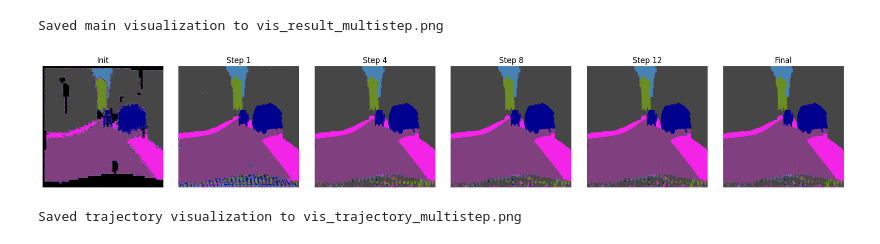
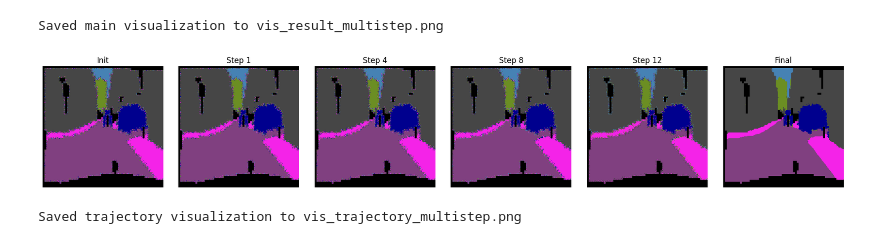
Before and after one commit to Libo999-chen/segrefiner_multi, a Jupyter notebook: test.ipynb, the cells around one changed output. Drawn from its saved outputs; the diff is of its cells as text; code cells hidden in the pictures.

```diff
--- a/test.ipynb
+++ b/test.ipynb
@@ -177,7 +133,7 @@ import matplotlib.pyplot as plt
 
 from data import Cityscapes6ClassRefinement
 from model import UNet_Diffusion
-
+import math
 # ================================================================
 # Reproducibility
 # ================================================================
@@ -195,7 +151,7 @@ device = "cuda" if torch.cuda.is_available() else "cpu"
 # ================================================================
 # Paths and parameters
 # ================================================================
-ckpt_path = "/home/lc2762/segrefiner_multi/runs/checkpoints/model_epoch_50__akl1.0.pth"
+ckpt_path = "/home/lc2762/segrefiner_multi/runs/checkpoints/model_epoch_10__akl0.005.pth"
 data_root = "/home/lc2762/segrefiner_multi/data"
 
 K = 6
@@ -242,38 +198,33 @@ def denormalize_image(img_tensor):
     img_np = np.clip(img_np, 0, 1)
     return img_np
 
+def reverse_one_step_from_logits(logits, xt, coarse, t_scalar, K=6, lam=0.3):
+    B, _, H, W = logits.shape
+    x_prev = xt.clone()
 
-def multi_step_refine(model, img, coarse, T):
-    """
-    Multi-step deterministic refinement.
+    for i in range(B):
+        p_stay, p_jump = predicted_two_point_posterior_from_x0_logits(
+            logits[i], xt[i], t_scalar, K, lam
+        )
+        jump = (p_jump > p_stay) & (xt[i] != 255)
+        x_prev[i][jump] = (xt[i][jump] - 1) % K
 
-    Args:
-        model : trained model
-        img   : [1, 3, H, W]
-        coarse: [1, H, W]
-        T     : number of diffusion steps
+    x_prev[coarse == 255] = 255
+    return x_prev
 
-    Returns:
-        pred      : [1, H, W] final prediction
-        traj_list : list of intermediate xt masks (numpy-ready tensors)
-    """
+def multi_step_refine(model, img, coarse, T, K=6, lam=0.3):
     xt = coarse.clone()
     traj_list = [xt[0].detach().cpu().clone()]
 
     with torch.no_grad():
         for step in reversed(range(1, T + 1)):
-            t = torch.full(
-                (img.size(0),),
-                step,
-                device=img.device,
-                dtype=torch.float32
-            ) / T
-
+            t = torch.full((img.size(0),), step, device=img.device, dtype=torch.float32) / T
             logits = model(img, coarse, xt, t)
-            xt = torch.argmax(logits, dim=1)
+            xt = reverse_one_step_from_logits(logits, xt, coarse, step, K=K, lam=lam)
             traj_list.append(xt[0].detach().cpu().clone())
 
     return xt, traj_list
+
 
 
 # ================================================================
@@ -304,11 +255,63 @@ img, coarse, gt = dataset[sample_idx]
 img = img.unsqueeze(0).to(device)        # [1, 3, H, W]
 coarse = coarse.unsqueeze(0).to(device)  # [1, H, W]
 gt = gt.unsqueeze(0).to(device)          # [1, H, W]
+def binom_mod_probs(num_steps, K, lam, device):
+    probs = torch.zeros(K, device=device, dtype=torch.float32)
+
+    if num_steps == 0:
+        probs[0] = 1.0
+        return probs
+
+    for j in range(num_steps + 1):
+        p = math.comb(num_steps, j) * (lam ** j) * ((1 - lam) ** (num_steps - j))
+        probs[j % K] += p
+
+    return probs
+
+
+def predicted_two_point_posterior_from_x0_logits(logits, xt, t_scalar, K, lam):
+    device = logits.device
+    probs_tm1 = binom_mod_probs(t_scalar - 1, K, lam, device)
+
+    px0 = torch.softmax(logits, dim=0)   # [K,H,W]
+
+    H, W = xt.shape
+    xtv = xt.clone()
+    valid = (xtv != 255)
+    xtv[~valid] = 0
+
+    p_stay = torch.zeros((H, W), device=device, dtype=torch.float32)
+    p_jump = torch.zeros((H, W), device=device, dtype=torch.float32)
+
+    xt_minus_1 = (xtv - 1) % K
+
+    for a in range(K):
+        q_prev_to_xt = probs_tm1[(xtv - a) % K]
+        q_prev_to_xt_minus_1 = probs_tm1[(xt_minus_1 - a) % K]
+
+        denom = (1 - lam) * q_prev_to_xt + lam * q_prev_to_xt_minus_1
+        denom = denom + 1e-12
+
+        w_stay = ((1 - lam) * q_prev_to_xt) / denom
+        w_jump = (lam * q_prev_to_xt_minus_1) / denom
+
+        p_stay += px0[a] * w_stay
+        p_jump += px0[a] * w_jump
+
+    p_stay[~valid] = 0.0
+    p_jump[~valid] = 0.0
+
+    s = p_stay + p_jump + 1e-12
+    p_stay = p_stay / s
+    p_jump = p_jump / s
+
+    return p_stay, p_jump
 
 # ================================================================
 # Inference: multi-step refinement
 # ================================================================
 pred, traj_list = multi_step_refine(model, img, coarse, T)
+pred[coarse == 255] = 255
 
 # ================================================================
 # Convert to numpy for visualization
@@ -410,3 +413,3 @@ GT unique: [  0   1   2   3   4   5 255]
 Saved main visualization to vis_result_multistep.png
-[figure, old version]
+[figure, new version]
 Saved trajectory visualization to vis_trajectory_multistep.png
```
Also changed, not shown: parts of 5 cells of this notebook, 3 other files.
